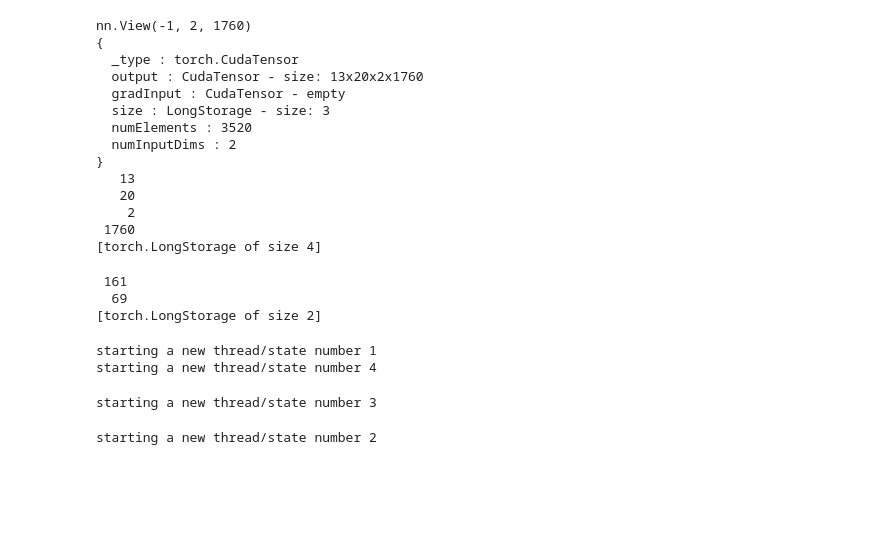
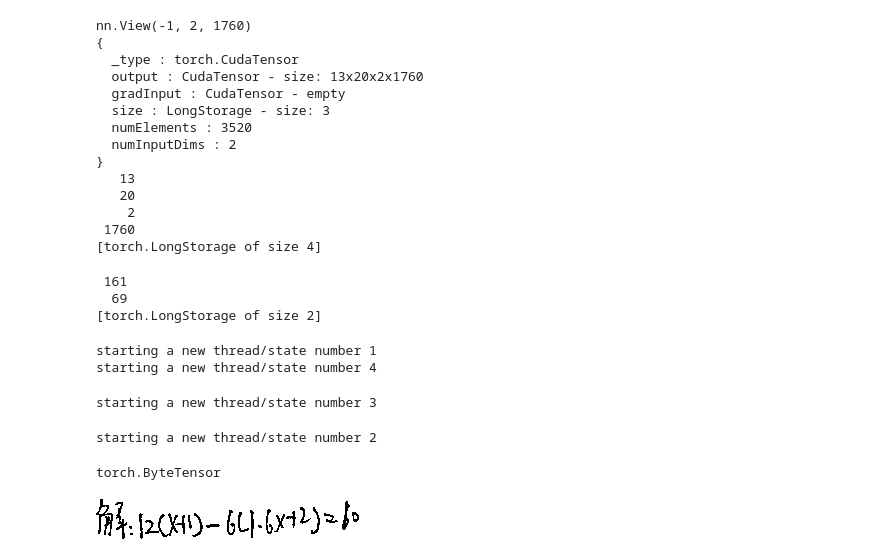
Before and after one commit to JesseYang/deepspeech.torch, a Jupyter notebook: test_input.ipynb, the cells around one changed output. Cells and saved outputs as stored; diff of their text form; code cells hidden in the pictures; blank space fills up the shorter version.

Commit message:
prepare data for equastion recog

```diff
--- a/test_input.ipynb
+++ b/test_input.ipynb
@@ -620,0 +623,11 @@ starting a new thread/state number 2
+# %%
+require 'image'
+i = image.load('prepare_datasets/equ/train/images/01eb0d3d-efc8-4466-b614-2df64fb6d31b.png', 1, 'byte')
+# %%
+torch.type(i)
+# %% [output]
+torch.ByteTensor
+# %%
+itorch.image(i)
+# %% [output]
+[figure, added]
```
Also changed, not shown: parts of 8 cells of this notebook, 4 other files.
